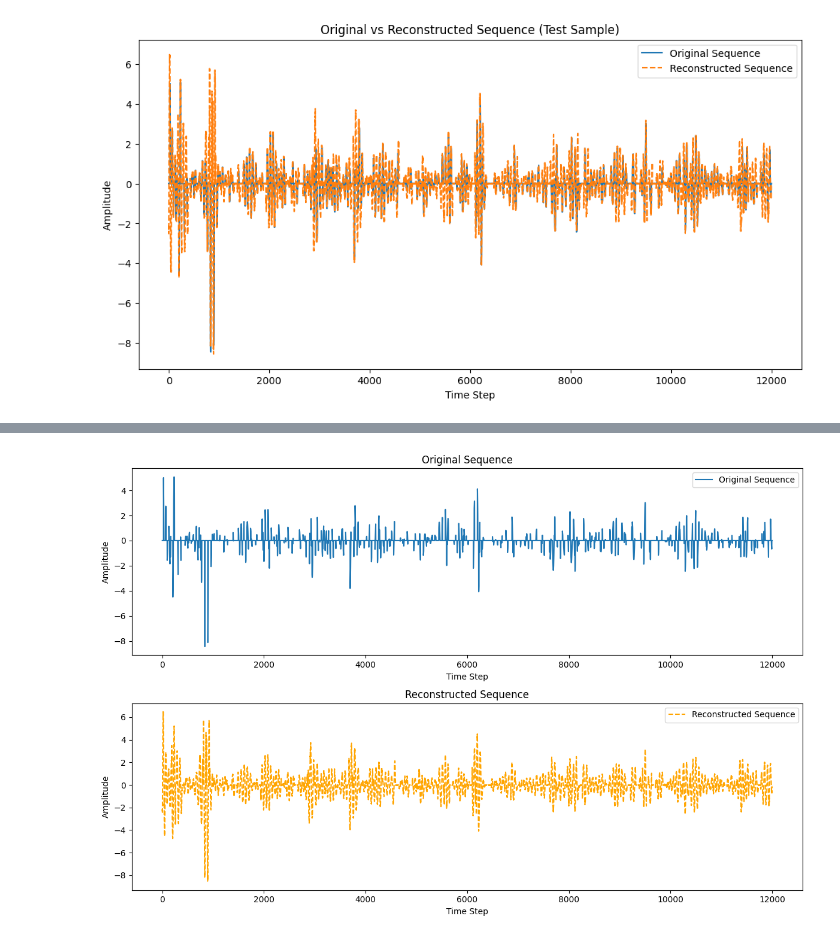
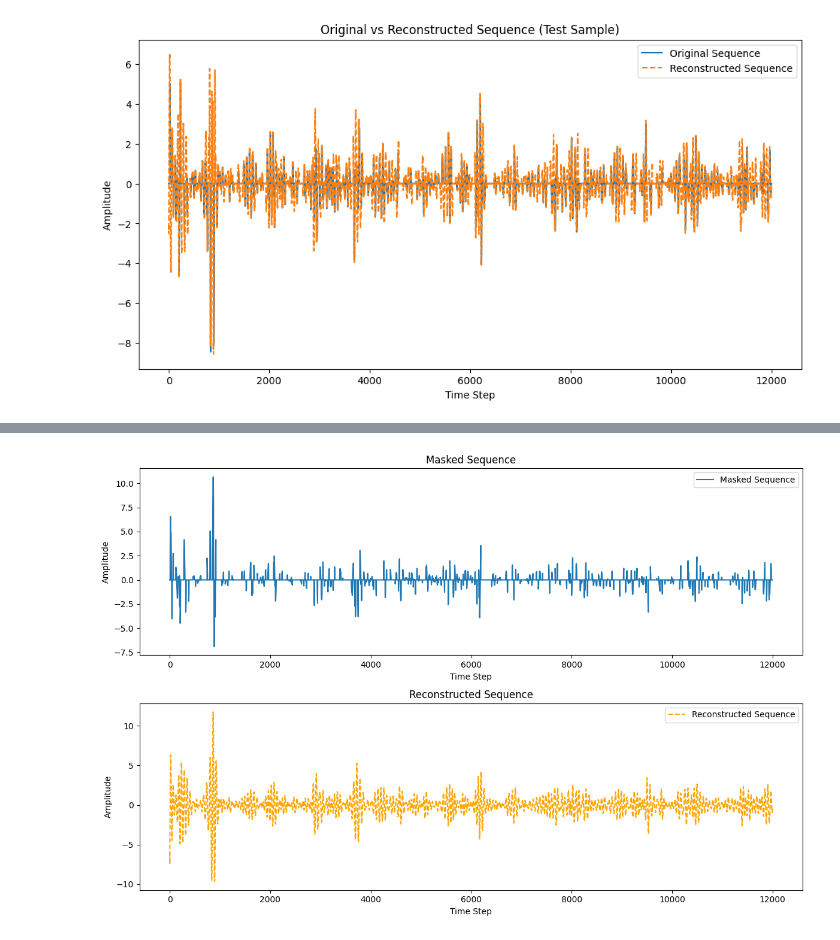
Before and after one commit to noorwertheim/Master-Thesis, a Jupyter notebook: notebooks/FCMAE.ipynb, the cells around one changed output, grey strips where cells are left out. Saved outputs shown, nothing was run; the diff lists cells and outputs as text; code cells hidden in the pictures.

Commit message:
plotting example reconstruction

```diff
--- a/notebooks/FCMAE.ipynb
+++ b/notebooks/FCMAE.ipynb
@@ -361,45 +427,53 @@ Epoch [5/5], Train Loss: 0.1987
 # %%
-import matplotlib.pyplot as plt
+# import matplotlib.pyplot as plt
+# path = os.path.join(models_path, 'FCMAE_best_multiple_encoder_cpu.pth')
 
-# Set the model to evaluation mode (no gradient tracking)
-model.eval()
+# # Load the full FCMAE model
+# model = FCMAE(in_channels=1, base_dim=128, num_blocks=5, kernel_size=9)
 
-# Choose a test sample (here, we take the first sample from the test_loader)
-with torch.no_grad():  # Disable gradient calculation for inference
-    # Get a batch from the test loader
-    for batch in test_loader:
-        batch_input = batch[0].to(device)  # Move batch to the device (GPU or CPU)
 
-        # Get the reconstruction from the model
-        output = model(batch_input)
+# # Load the saved weights into the full model
+# state_dict = torch.load(path)
+# model.load_state_dict(state_dict)
+# # Set the model to evaluation mode (no gradient tracking)
+# model.eval()
 
-        # Take the first test sample (index 0)
-        original_sequence = batch_input[0].cpu().numpy().flatten()
-        reconstructed_sequence = output[0].cpu().numpy().flatten()
+# # Choose a test sample (here, we take the first sample from the test_loader)
+# with torch.no_grad():  # Disable gradient calculation for inference
+#     # Get a batch from the test loader
+#     for batch in test_loader:
+#         batch_input = batch[0].to(device)  # Move batch to the device (GPU or CPU)
 
-        # Create one figure with two subplots
-        fig, axs = plt.subplots(2, 1, figsize=(12, 8))  # 2 rows, 1 column
+#         # Get the reconstruction from the model
+#         output = model(batch_input)
 
-        # Plot the original sequence
-        axs[0].plot(original_sequence, label="Original Sequence")
-        axs[0].set_title("Original Sequence")
-        axs[0].set_xlabel("Time Step")
-        axs[0].set_ylabel("Amplitude")
-        axs[0].legend()
+#         # Take the first test sample (index 0)
+#         masked_sequence = batch_input[0].cpu().numpy().flatten()
+#         reconstructed_sequence = output[0].cpu().numpy().flatten()
 
-        # Plot the reconstructed sequence
-        axs[1].plot(reconstructed_sequence, label="Reconstructed Sequence", linestyle='--', color='orange')
-        axs[1].set_title("Reconstructed Sequence")
-        axs[1].set_xlabel("Time Step")
-        axs[1].set_ylabel("Amplitude")
-        axs[1].legend()
+#         # Create one figure with two subplots
+#         fig, axs = plt.subplots(2, 1, figsize=(12, 8))  # 2 rows, 1 column
 
-        plt.tight_layout()  # Adjust spacing
-        plt.show()
+#         # Plot the original sequence
+#         axs[0].plot(masked_sequence, label="Masked Sequence")
+#         axs[0].set_title("Masked Sequence")
+#         axs[0].set_xlabel("Time Step")
+#         axs[0].set_ylabel("Amplitude")
+#         axs[0].legend()
 
-        break  # Only plot for the first test batch
+#         # Plot the reconstructed sequence
+#         axs[1].plot(reconstructed_sequence, label="Reconstructed Sequence", linestyle='--', color='orange')
+#         axs[1].set_title("Reconstructed Sequence")
+#         axs[1].set_xlabel("Time Step")
+#         axs[1].set_ylabel("Amplitude")
+#         axs[1].legend()
+
+#         plt.tight_layout()  # Adjust spacing
+#         plt.show()
+
+#         break  # Only plot for the first test batch
 # %% [output]
-[figure, old version]
+[figure, new version]
 # %%
 # # Define the path where you want to save the encoder
 # path = os.path.join(models_path, 'FCMAE_encoder_cpu_final.pth')
```
Also changed, not shown: parts of 3 cells of this notebook, 3 other files.
